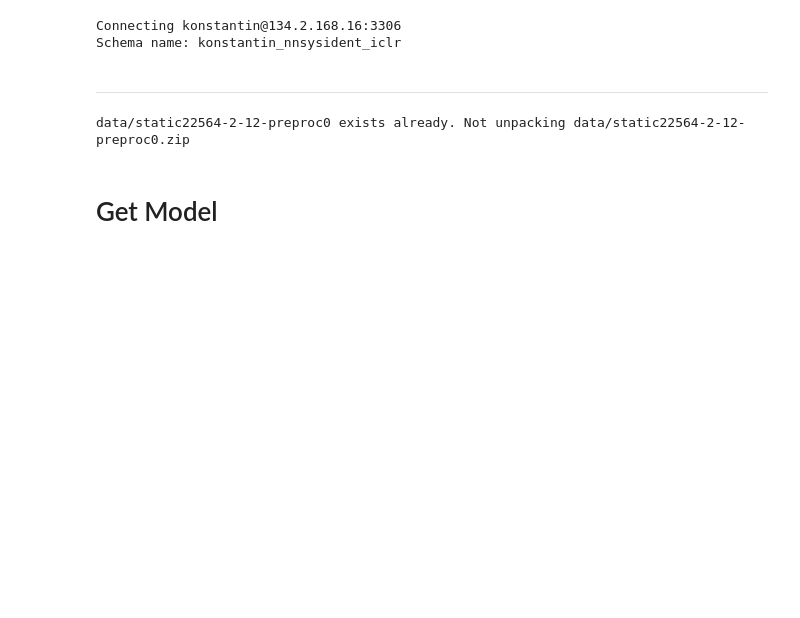
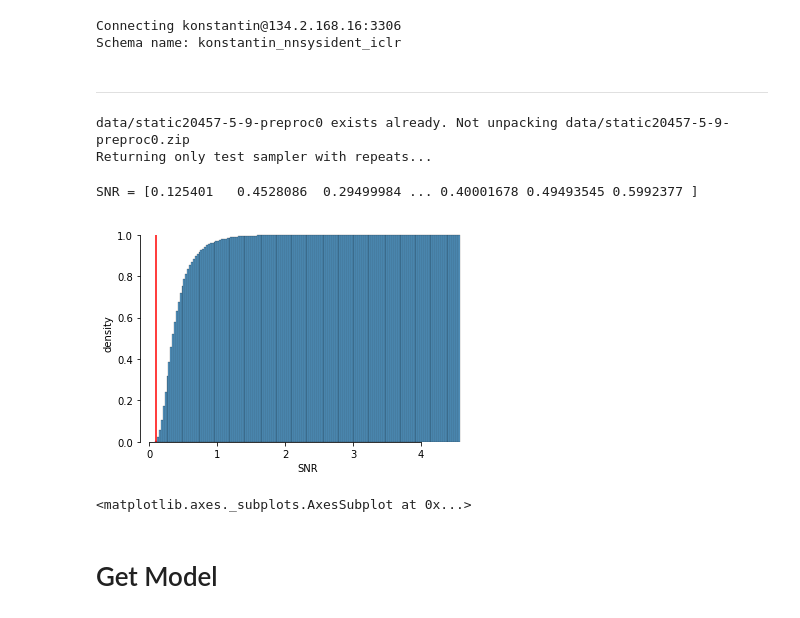
Before and after one commit to sinzlab/nnsysident, a Jupyter notebook: notebooks/Mouse_Example.ipynb, the cells around one changed output. Saved outputs shown, nothing was run; the diff lists cells and outputs as text; code cells hidden in the pictures; blank space fills up the shorter version.

```diff
--- a/notebooks/Mouse_Example.ipynb
+++ b/notebooks/Mouse_Example.ipynb
@@ -48,14 +95,16 @@ Schema name: konstantin_nnsysident_iclr
 # %%
 # change path here
-paths = ['data/static22564-2-12-preproc0.zip']
+paths = ['data/static20457-5-9-preproc0.zip']
 
 #paths = ['data/static22564-2-12-preproc0.zip']
 dataset_fn = 'nnsysident.datasets.mouse_loaders.static_loaders'
 dataset_config = dict(
     paths=paths,
-    batch_size=64,
+    batch_size=10000,
     seed=1,
     file_tree=True,
+    return_test_sampler=True,
+    tier='test',
     #image_n=50,
     #image_base_seed=1,
     #multi_match_n=972,
@@ -66,4 +115,42 @@ dataset_config = dict(
 
 dataloaders = builder.get_data(dataset_fn, dataset_config)
 # %% [output]
-data/static22564-2-12-preproc0 exists already. Not unpacking data/static22564-2-12-preproc0.zip
+data/static20457-5-9-preproc0 exists already. Not unpacking data/static20457-5-9-preproc0.zip
+Returning only test sampler with repeats...
+# %%
+images, responses = [], []
+for x, y in dataloaders['test']['20457-5-9-0']:
+    images.append(x.data.cpu().numpy())
+    responses.append(y.data.cpu().numpy())
+# %%
+def get_SNR(responses):
+    mu = np.array([np.mean(repeats, axis=0) for repeats in responses])
+    mu_bar = np.mean(mu, axis=0)
+
+    sigma_2 = np.array([np.var(repeats, ddof=1, axis=0) for repeats in responses])
+    sigma_2_bar = np.mean(sigma_2, axis=0)
+
+    SNR = (1/mu.shape[0] * np.sum((mu - mu_bar)**2, axis=0)) / sigma_2_bar
+    return SNR, sigma_2
+
+images, responses = [], []
+for x, y in dataloaders['test']['20457-5-9-0']:
+    images.append(x.data.cpu().numpy())
+    responses.append(y.data.cpu().numpy())
+
+SNR, sigma_2 = get_SNR(responses)
+print('SNR = {}'.format(SNR))
+# %% [output]
+SNR = [0.125401   0.4528086  0.29499984 ... 0.40001678 0.49493545 0.5992377 ]
+# %%
+ax = sns.histplot(SNR, cumulative=True, stat='density')
+ax.set(xlabel='SNR', ylabel='density')
+plt.vlines(0.1, 0, 1, color='r')
+sns.despine(trim=True)
+#ax.figure.savefig('SNR.png')
+# %% [output]
+[figure, added]
+# %%
+ax.f
+# %% [output]
+<matplotlib.axes._subplots.AxesSubplot at 0x...>
```
Also changed, not shown: parts of 6 cells of this notebook, 3 other files.
